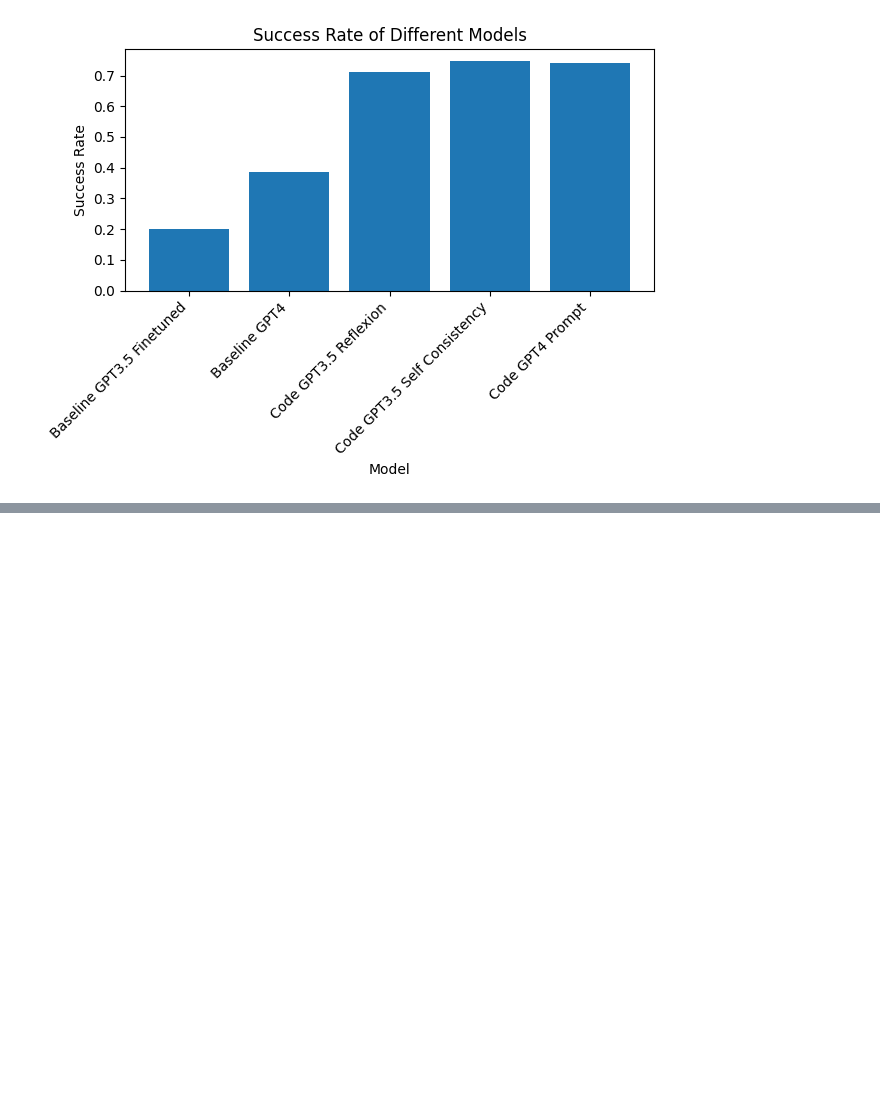
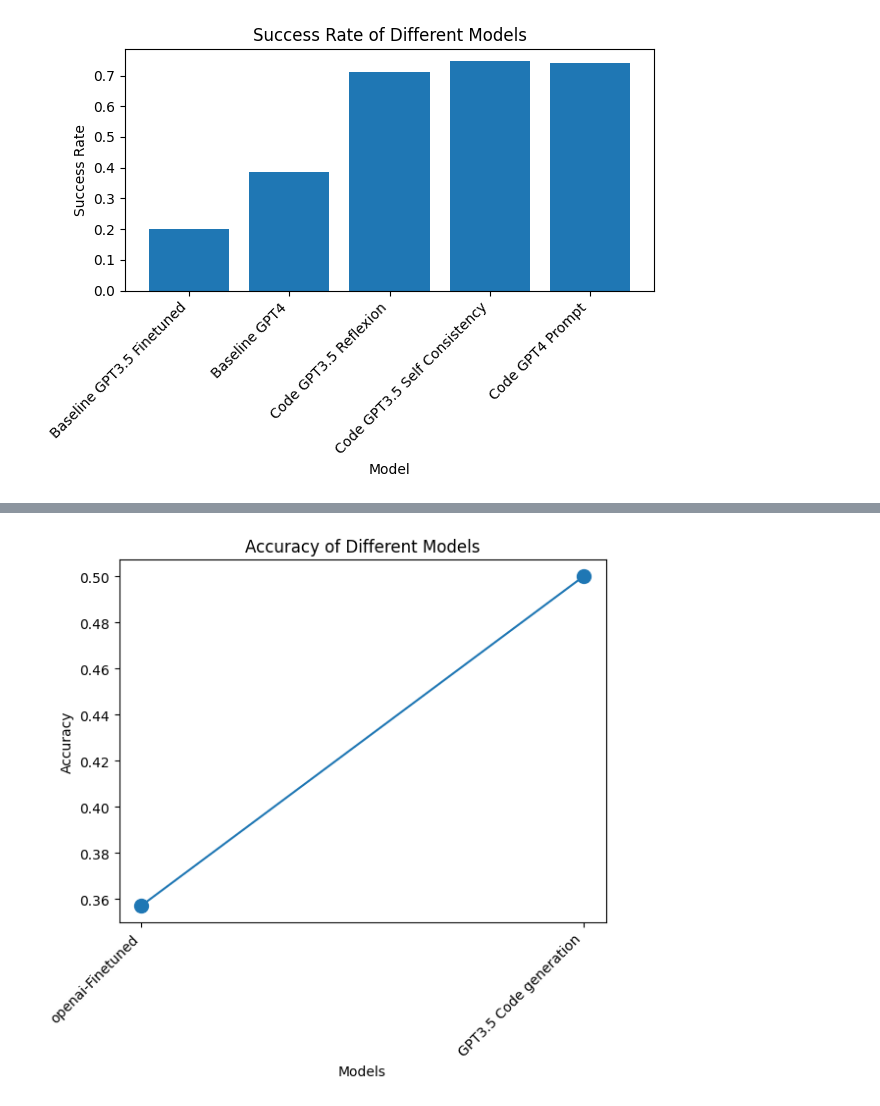
Before and after one commit to Tianyu-Liu11/CalenderTest, a Jupyter notebook: results/result_analysis.ipynb, the cells around one changed output, grey strips where cells are left out. Saved outputs shown, nothing was run; the diff lists cells and outputs as text; code cells hidden in the pictures; blank space fills up the shorter version.

```diff
--- a/results/result_analysis.ipynb
+++ b/results/result_analysis.ipynb
@@ -187,0 +221,33 @@ Baseline GPT3.5 Finetuned | Baseline GPT4 | Code GPT3.5 Reflexion | Code GPT3.5
+# %%
+import matplotlib.pyplot as plt
+
+# Sample data: model names and corresponding accuracies
+# model_names = ['Model A', 'Model B', 'Model C', 'Model D']
+# accuracies = [0.85, 0.78, 0.92, 0.81]  # Sample accuracy values
+
+# # Assigning colors to dots based on accuracy
+# colors = ['red' if acc < 0.8 else 'green' for acc in accuracies]
+
+model_names = list(success_rates.keys())
+accuracies = list(success_rates.values())
+
+# Plotting the dots
+plt.scatter(model_names, accuracies, s=100)
+
+# Connecting dots with lines
+for i in range(len(model_names)-1):
+    plt.plot([model_names[i], model_names[i+1]], [accuracies[i], accuracies[i+1]])
+# specifying horizontal line type
+# plt.axhline(0.75, color='r', linestyle=':') # horizontal
+# plt.plot([], [], color='red', linestyle='--', linewidth=2)
+
+# Adding labels and title
+plt.xlabel('Models')
+plt.ylabel('Accuracy')
+# plt.title('Accuracy Analysis of Different Models')
+plt.title('Accuracy of Different Models')
+plt.xticks(rotation=45, ha='right')
+# Showing the plot
+plt.show()
+# %% [output]
+[figure, added]
```
Also changed, not shown: parts of 4 cells of this notebook, 6 other files.
